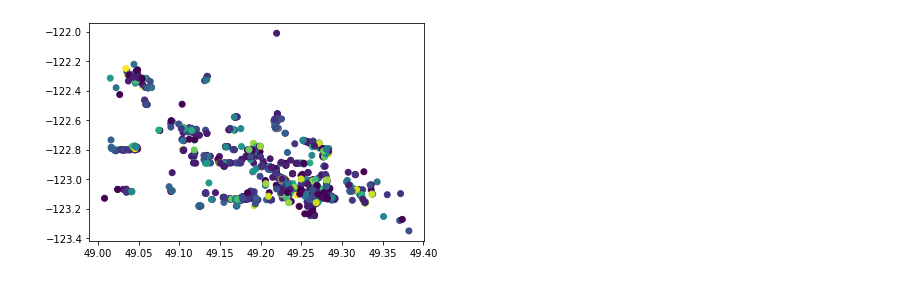
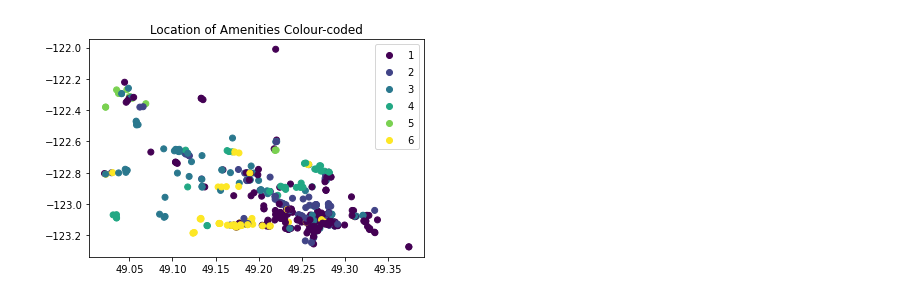
Before and after one commit to scotchontherocks31/cmpt-353-project, a Jupyter notebook: code/353model.ipynb, the cells around one changed output. Saved outputs shown, nothing was run; the diff lists cells and outputs as text; code cells hidden in the pictures.

```diff
--- a/code/353model.ipynb
+++ b/code/353model.ipynb
@@ -106,0 +84,10 @@ np.unique(y_predict, return_counts=True)
+# %%
+X_am = filtered_amenity[["lat", "lon"]]
+y_am = filtered_amenity["city"]
+
+X_am_train, X_am_test, y_am_train, y_am_test = train_test_split(X_am, y_am)
+
+model = make_pipeline(BorderlineSMOTE(), KNeighborsClassifier(n_neighbors = 6, weights = 'distance', algorithm= 'brute', p = 3))
+model.fit(X_am_train, y_am_train)
+y_am_predict = model.predict(X_am_test)
+model.score(X_am_test, y_am_test)
@@ -107,8 +110,7 @@ np.unique(y_predict, return_counts=True)
 # %%
-plt.scatter(X_valid["lat"], X_valid["lon"], c=(np.vectorize(city_to_num)(y_predict)))
+scatter_am = plt.scatter(X_am_test["lat"], X_am_test["lon"], c = (np.vectorize(city_to_num)(y_am_predict)), alpha = 1)
+plt.legend(*scatter_am.legend_elements())
+plt.title("Location of Amenities Colour-coded")
 plt.show()
+# %% [output]
+[figure, added]
-# %%
-plt.scatter(filtered[filtered["city"] != "Vancouver"]["lat"], filtered[filtered["city"] != "Vancouver"]["lon"], c=(filtered[filtered["city"] != "Vancouver"]["city"].apply(city_to_num)))
-plt.show()
-# %% [output]
-[figure, removed]
```
Also changed, not shown: parts of 24 cells of this notebook.
